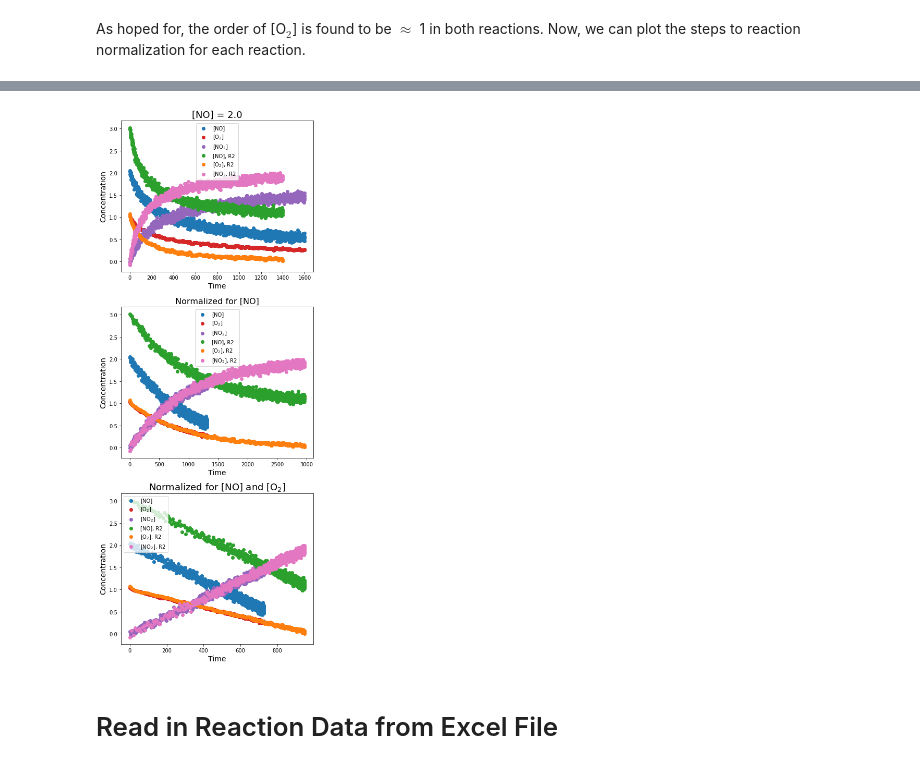
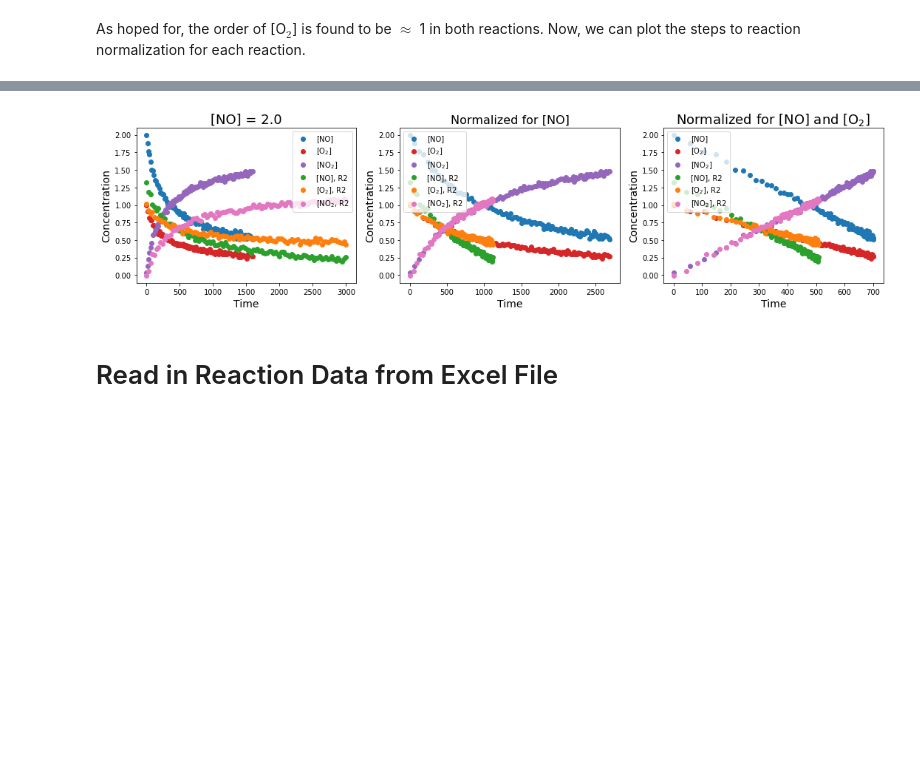
Before and after one commit to brettrhenderson/PyVTNA, a Jupyter notebook: notebooks/VTNA_Testing.ipynb, the cells around one changed output, grey strips where cells are left out. Saved outputs shown, nothing was run; the diff lists cells and outputs as text; code cells hidden in the pictures; blank space fills up the shorter version.

```diff
--- a/notebooks/VTNA_Testing.ipynb
+++ b/notebooks/VTNA_Testing.ipynb
@@ -20,7 +22,7 @@ $$2NO + O_2 \longrightarrow 2NO_2,  Rate=k[NO]^2[O_2]$$
 
 We don't care about absolute rates, so we will just set k = 1
 # %%
-time = np.linspace(0, 1600, 1600)
+time = np.linspace(0, 1600, 100)
 k = 0.001
 
 # order reactants as [NO, O2]
@@ -29,7 +31,7 @@ reac_orders = [2, 1]
 reac_coefs = [2., 1.]
 prod_st = [0.]
 prod_coefs = [2]
-noise = 0.05
+noise = 0.02
 
 [NO, O2], [NO2] = simulate_reaction_trace(time, reac_st, reac_orders, reac_coefs,
                                            prod_st, prod_coefs, k=k, noise=noise)
@@ -37,8 +39,8 @@ noise = 0.05
 ## Differing Starting Concentrations
 Now let's simulate a second run of the reaction, but with the starting concentration of NO doubled, as if running a series of rate experiments
 # %%
-time2 = np.linspace(0, 1400, 1400)
-reac_st = [3., 1.]
+time2 = np.linspace(0, 3000, 100)
+reac_st = [1.3, 1.]
 [NO_b, O2_b], [NO2_b] = simulate_reaction_trace(time2, reac_st, reac_orders, reac_coefs,
                                                 prod_st, prod_coefs, k=k, noise=noise)
 # %%
@@ -82,2 +96,4 @@ t_norm_NO_b = normalize_time(time2, NO_b, 2)
+# %%
+vtna_experiment.set_reactant_order('NO', 2)
 # %% [markdown]
 To fit for the remaining reactant order, we can do just a first order search to find the order that normalizes the trace to a straight line. This is handled by the `VTNA` class. We do it for both reactions. They should both produce optimal orders of 1.
@@ -111,2 +134,4 @@ t_norm_NO_O2_b = normalize_time(t_norm_NO_b, O2_b, 1)
+# %%
+vtna_experiment.set_reactant_order('O2', 1)
 # %% [markdown]
 As hoped for, the order of [O$_2$] is found to be $\approx$ 1 in both reactions. Now, we can plot the steps to reaction normalization for each reaction.
@@ -167,5 +138,5 @@ plt.show()
 # %%
-fig, (ax1, ax2, ax3) = plt.subplots(3, 1, figsize=(6, 15))
+fig, (ax1, ax2, ax3) = plt.subplots(1, 3, figsize=(15, 4))
 
 ax1.scatter(time, NO, c='tab:blue', label="[NO]")
 ax1.scatter(time, O2, c='tab:red', label="[O$_2$]")
@@ -173,46 +144,55 @@ ax1.scatter(time, NO2, c='tab:purple', label="[NO$_2$]")
 ax1.set_xlabel('Time', fontsize=14)
 ax1.set_ylabel('Concentration', fontsize=14)
 ax1.set_title('[NO] = 2.0', fontsize=18)
 
 ax1.scatter(time2, NO_b, c='tab:green', label="[NO], R2")
 ax1.scatter(time2, O2_b, c='tab:orange', label="[O$_2$], R2")
 ax1.scatter(time2, NO2_b, c='tab:pink', label="[NO$_2$, R2")
 ax1.legend()
 ax1.set_xlabel('Time', fontsize=14)
 
+
+vtna_experiment.set_reactant_order('O2', -1)
+t1_norm_NO = vtna_experiment.data.reaction_traces['rxn_1'][:, 0]
+t2_norm_NO = vtna_experiment.data.reaction_traces['rxn_2'][:, 0]
+
 # First Normalization Step -- NO order 2
-ax2.scatter(t_norm_NO, NO, c='tab:blue', label="[NO]")
-ax2.scatter(t_norm_NO, O2, c='tab:red', label="[O$_2$]")
-ax2.scatter(t_norm_NO, NO2, c='tab:purple', label="[NO$_2$]")
+ax2.scatter(t1_norm_NO, NO, c='tab:blue', label="[NO]")
+ax2.scatter(t1_norm_NO, O2, c='tab:red', label="[O$_2$]")
+ax2.scatter(t1_norm_NO, NO2, c='tab:purple', label="[NO$_2$]")
 ax2.set_xlabel('Time', fontsize=14)
 ax2.set_ylabel('Concentration', fontsize=14)
 ax2.set_title('Normalized for [NO]', fontsize=16)
 
-ax2.scatter(t_norm_NO_b, NO_b, c='tab:green', label="[NO], R2")
-ax2.scatter(t_norm_NO_b, O2_b, c='tab:orange', label="[O$_2$], R2")
-ax2.scatter(t_norm_NO_b, NO2_b, c='tab:pink', label="[NO$_2$], R2")
+ax2.scatter(t2_norm_NO, NO_b, c='tab:green', label="[NO], R2")
+ax2.scatter(t2_norm_NO, O2_b, c='tab:orange', label="[O$_2$], R2")
+ax2.scatter(t2_norm_NO, NO2_b, c='tab:pink', label="[NO$_2$], R2")
 ax2.set_xlabel('Time', fontsize=14)
 ax2.legend()
 
+vtna_experiment.set_reactant_order('O2', 1)
+t1_norm_NO_O2 = vtna_experiment.data.reaction_traces['rxn_1'][:, 0]
+t2_norm_NO_O2 = vtna_experiment.data.reaction_traces['rxn_2'][:, 0]
+
 # Second Normalization Step -- O2 order 1
-ax3.scatter(t_norm_NO_O2, NO, c='tab:blue', label="[NO]")
-ax3.scatter(t_norm_NO_O2, O2, c='tab:red', label="[O$_2$]")
-ax3.scatter(t_norm_NO_O2, NO2, c='tab:purple', label="[NO$_2$]")
+ax3.scatter(t1_norm_NO_O2, NO, c='tab:blue', label="[NO]")
+ax3.scatter(t1_norm_NO_O2, O2, c='tab:red', label="[O$_2$]")
+ax3.scatter(t1_norm_NO_O2, NO2, c='tab:purple', label="[NO$_2$]")
 ax3.set_xlabel('Time', fontsize=14)
 ax3.set_ylabel('Concentration', fontsize=14)
 ax3.set_title('Normalized for [NO] and [O$_2$]', fontsize=16)
 
-ax3.scatter(t_norm_NO_O2_b, NO_b, c='tab:green', label="[NO], R2")
-ax3.scatter(t_norm_NO_O2_b, O2_b, c='tab:orange', label="[O$_2$], R2")
-ax3.scatter(t_norm_NO_O2_b, NO2_b, c='tab:pink', label="[NO$_2$], R2")
+ax3.scatter(t2_norm_NO_O2, NO_b, c='tab:green', label="[NO], R2")
+ax3.scatter(t2_norm_NO_O2, O2_b, c='tab:orange', label="[O$_2$], R2")
+ax3.scatter(t2_norm_NO_O2, NO2_b, c='tab:pink', label="[NO$_2$], R2")
 ax3.set_xlabel('Time', fontsize=14)
 ax3.set_title('Normalized for [NO] and [O$_2$]', fontsize=18)
 ax3.legend()
 
 plt.tight_layout()
 plt.show()
 # %% [output]
-[figure, old version]
+[figure, new version]
 # %% [markdown]
 # Read in Reaction Data from Excel File
 # %%
```
Also changed, not shown: parts of 41 cells of this notebook, 7 other files.
